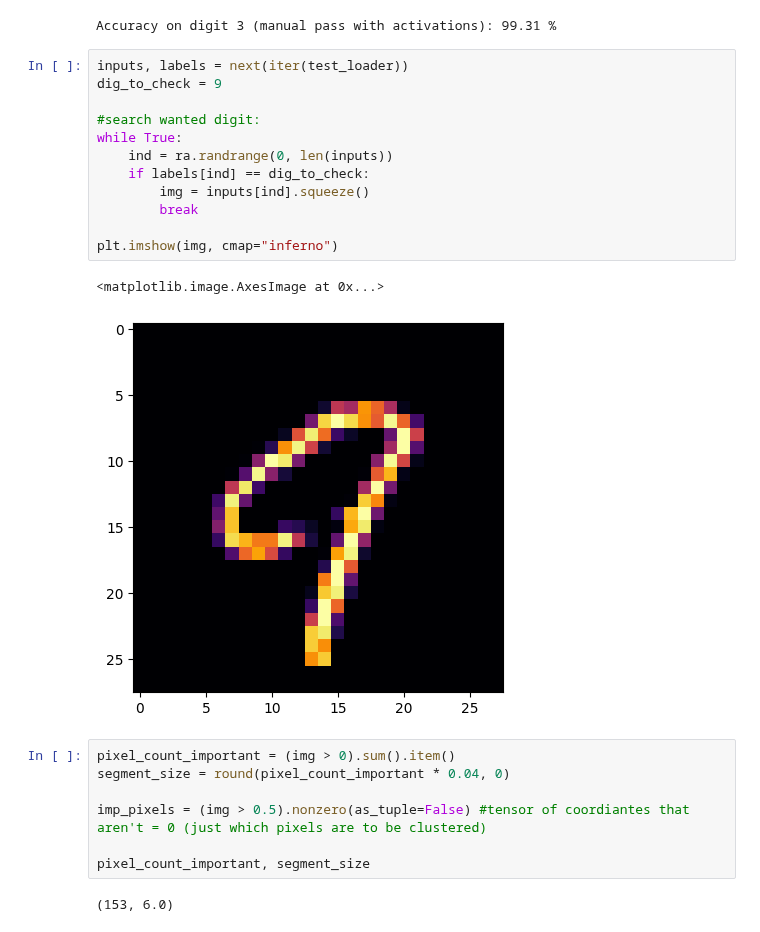
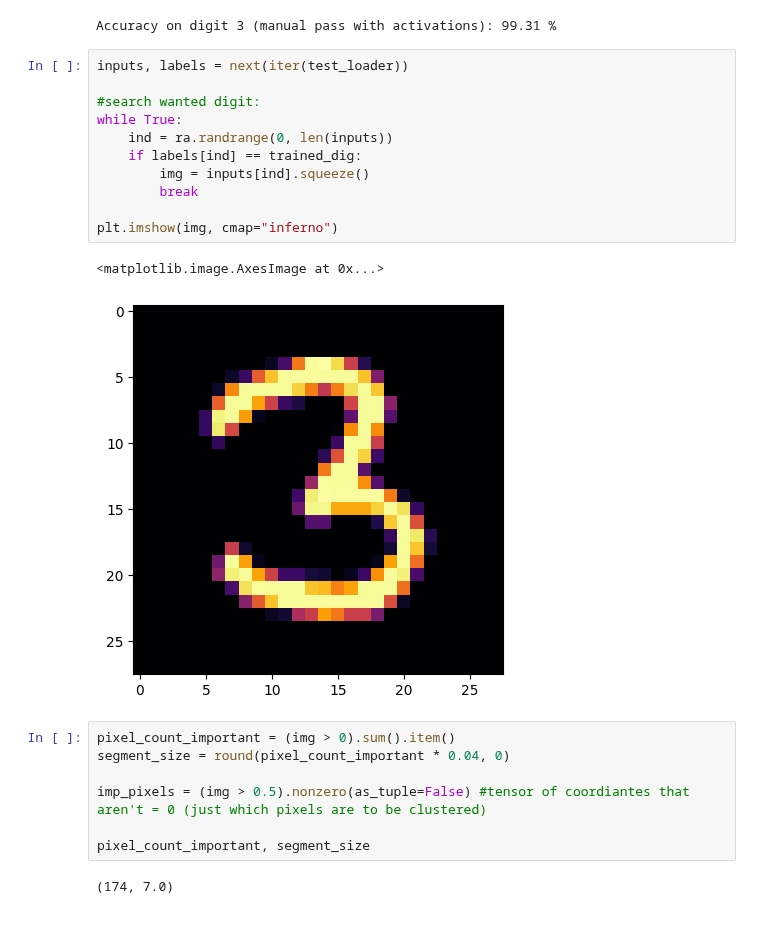
Before and after one commit to kns357/ANN_MA_Kaito, a Jupyter notebook: dce_cf_explainer.ipynb, the cells around one changed output. Drawn from its saved outputs; the diff is of its cells as text.

```diff
--- a/dce_cf_explainer.ipynb
+++ b/dce_cf_explainer.ipynb
@@ -97,19 +97,18 @@ with torch.no_grad():
 Accuracy on digit 3 (manual pass with activations): 99.31 %
 # %%
 inputs, labels = next(iter(test_loader))
-dig_to_check = 9
 
 #search wanted digit:
 while True:
     ind = ra.randrange(0, len(inputs))
-    if labels[ind] == dig_to_check:
+    if labels[ind] == trained_dig:
         img = inputs[ind].squeeze()
         break
 
 plt.imshow(img, cmap="inferno")
 # %% [output]
 <matplotlib.image.AxesImage at 0x...>
-[figure, old version]
+[figure, new version]
 # %%
 pixel_count_important = (img > 0).sum().item()
 segment_size = round(pixel_count_important * 0.04, 0)
@@ -118,7 +117,7 @@ imp_pixels = (img > 0.5).nonzero(as_tuple=False) #tensor of coordiantes that are
 
 pixel_count_important, segment_size
 # %% [output]
-(153, 6.0)
+(174, 7.0)
 # %%
 clusterer = AgglomerativeClustering(
     n_clusters=None,
```
Also changed, not shown: parts of 11 cells of this notebook, 2 other files.
